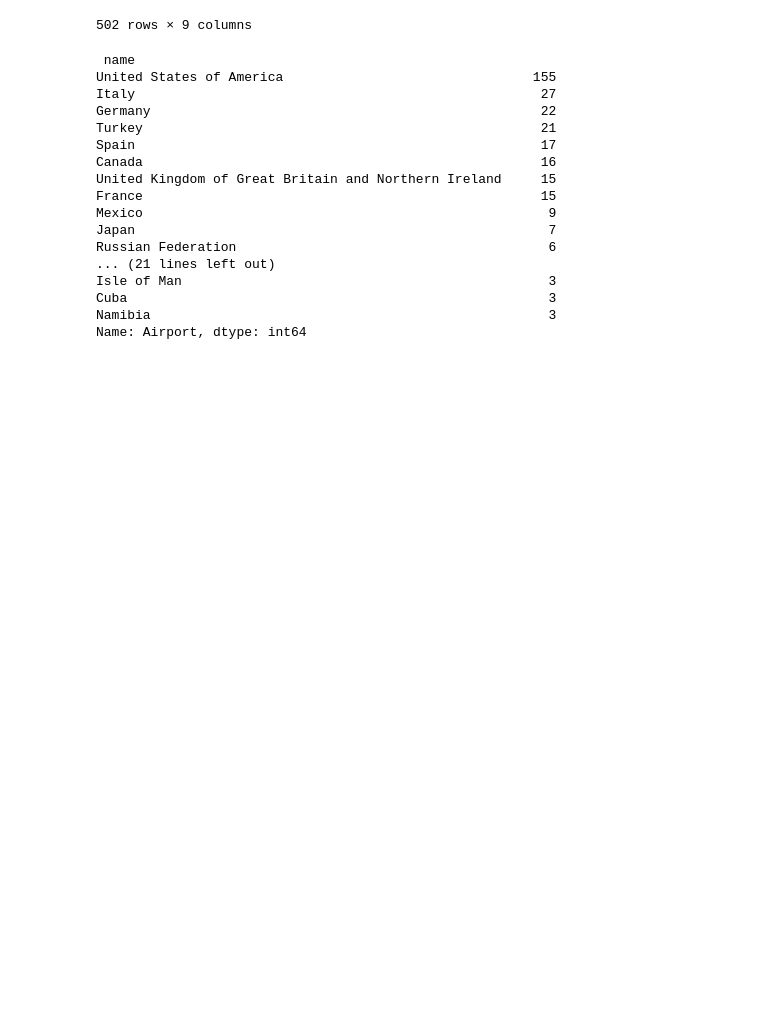
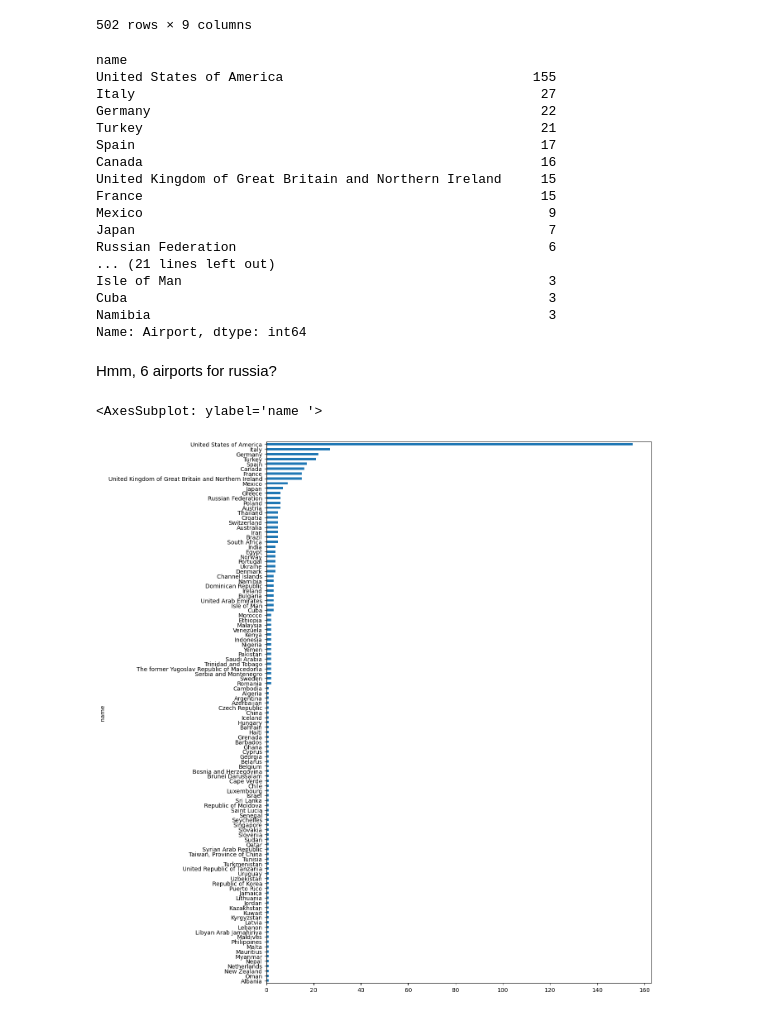
Before and after one commit to stelios-c/utilities, a Jupyter notebook: airports_file.ipynb, the cells around one changed output. Drawn from its saved outputs; the diff is of its cells as text; code cells hidden in the pictures; blank space fills up the shorter version.

```diff
--- a/airports_file.ipynb
+++ b/airports_file.ipynb
@@ -83,5 +44,5 @@ Hmm, 6 airports for russia?
 # %% [markdown]
 ## Countries
 # %%
-countries_df=pd.read_csv('/usr/share/misc/countries.gz',delimiter=':',engine='python')
+countries_df=pd.read_csv('/usr/share/misc/countries.gz',delimiter=':',skipinitialspace=True)
 # %%
@@ -158,3 +121,16 @@ Isle of Man                                               3
 Cuba                                                      3
 Namibia                                                   3
 Name: Airport, dtype: int64
+# %% [markdown]
+Hmm, 6 airports for russia?
+# %%
+(joined_df
+ .groupby('name ')
+ .count()
+ ['Airport']
+ .sort_values()
+ .plot(kind='barh',figsize=[12,17])
+)
+# %% [output]
+<AxesSubplot: ylabel='name '>
+[figure, added]
```
Also changed, not shown: parts of 8 cells of this notebook.
